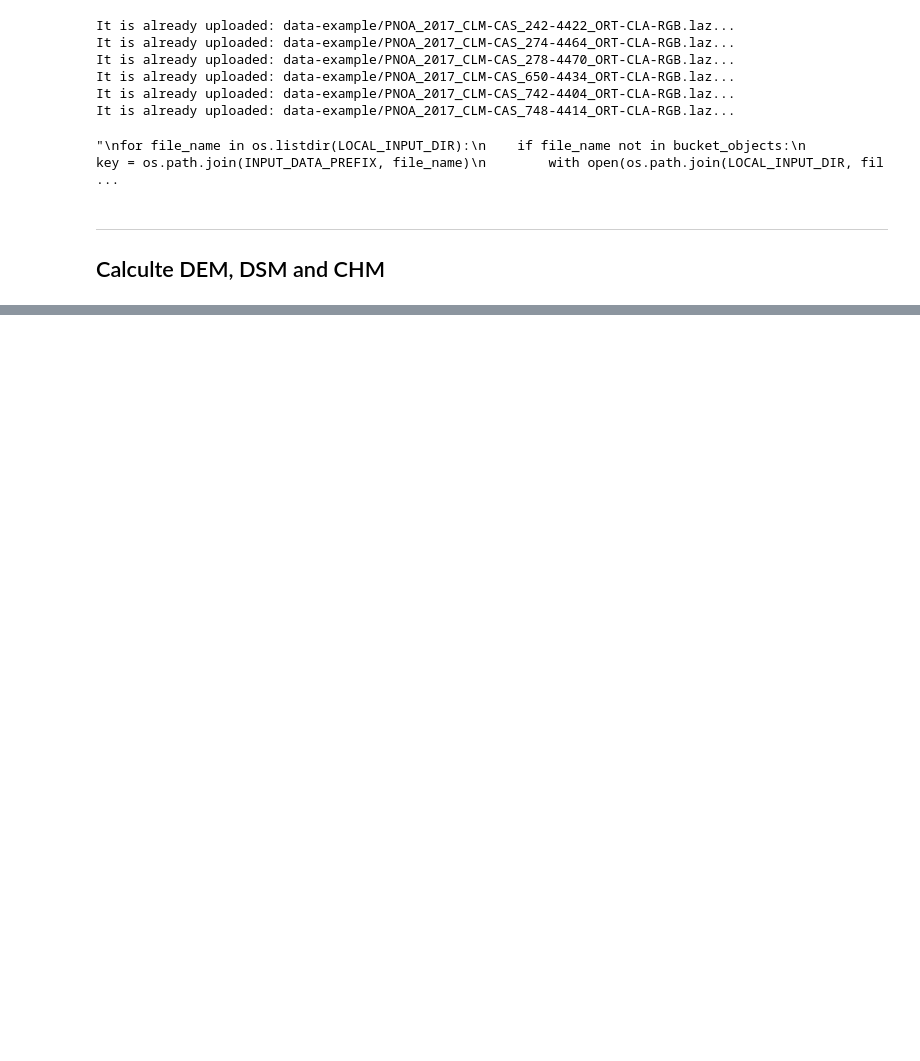
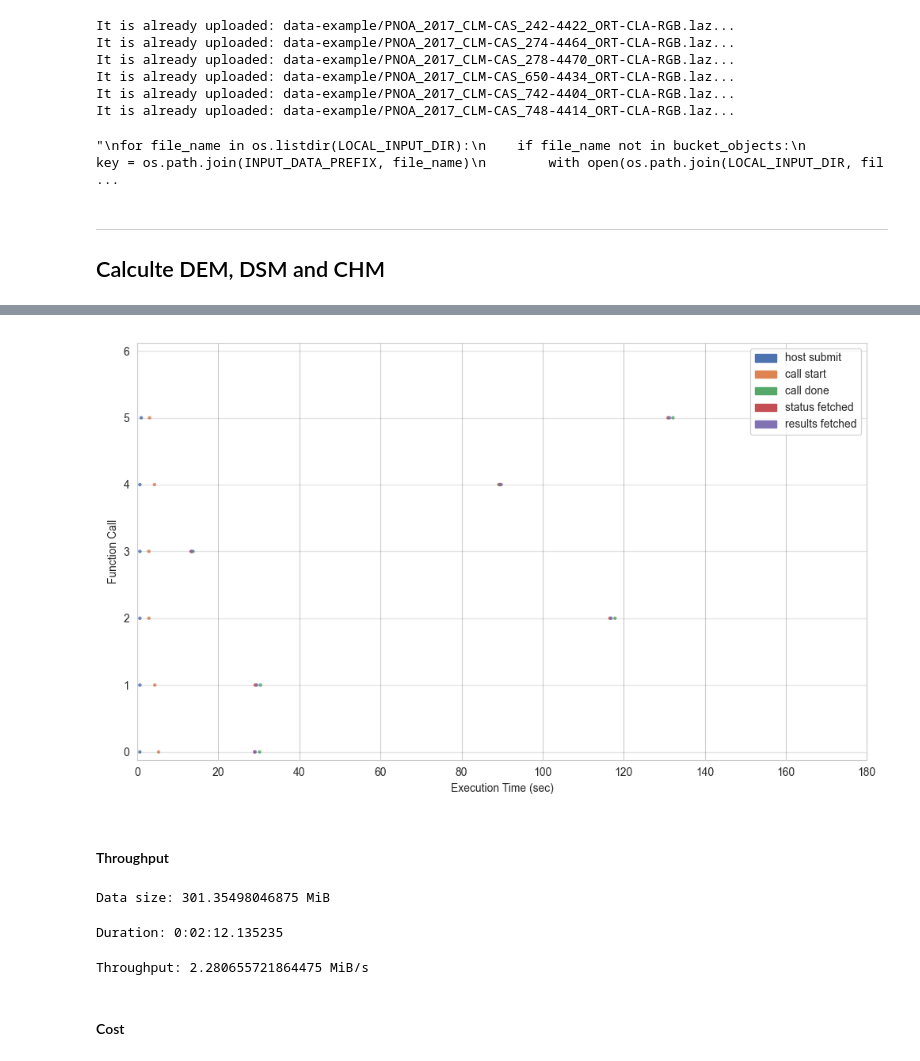
Before and after one commit to Sararl27/GeoSpatial_WildfireRisk, a Jupyter notebook: geospatial_use/WildfireRisk.ipynb.ipynb, the cells around one changed output, grey strips where cells are left out. Drawn from its saved outputs; the diff is of its cells as text; code cells hidden in the pictures; blank space fills up the shorter version.

```diff
--- a/geospatial_use/WildfireRisk.ipynb.ipynb
+++ b/geospatial_use/WildfireRisk.ipynb.ipynb
@@ -354,0 +419,22 @@ for r in res:
+# %%
+Image(filename="plots/scalability_timeline.png")
+# %% [output]
+[figure, added]
+# %% [markdown]
+#### Throughput
+# %%
+data_size = sum(obj['Size'] for obj in storage.list_objects(DATA_BUCKET) if str(obj['Key']).endswith('.tiff'))
+print(f"Data size: {data_size / 1024**2} MiB")
+# %% [output]
+Data size: 301.35498046875 MiB
+# %%
+tstamps = set()
+for future in fexec.futures:
+    for key in future.stats.keys():
+        if key.endswith("tstamp"):
+            tstamps.add(future.stats[key])
+
+duration = max(tstamps) - min(tstamps)
+print("Duration: " + str(datetime.timedelta(seconds=duration)))
+# %% [output]
+Duration: 0:02:12.135235
@@ -354,0 +443,6 @@ for r in res:
+# %%
+print(f"Throughput: {throughput / 1024**2} MiB/s")
+# %% [output]
+Throughput: 2.280655721864475 MiB/s
+# %% [markdown]
+#### Cost
```
Also changed, not shown: parts of 26 cells of this notebook.
